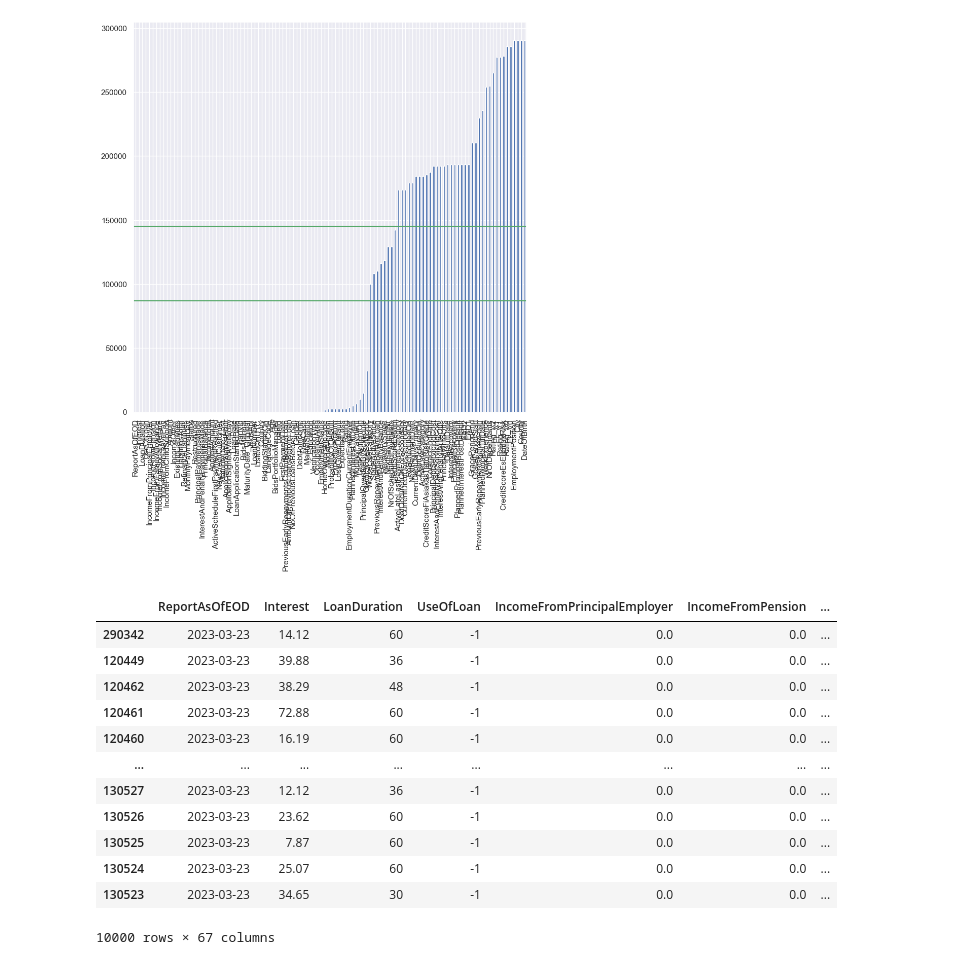
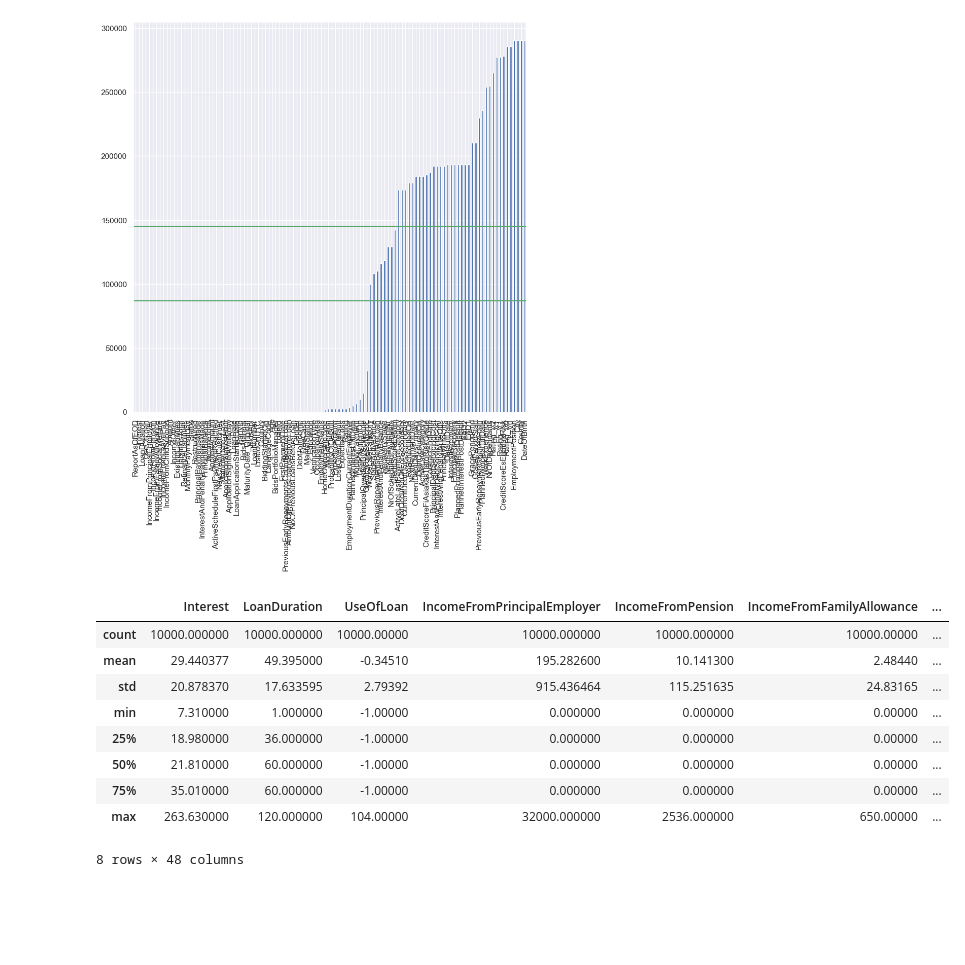
Before and after one commit to dmodzelewski/scoring_model, a Jupyter notebook: scoring_model.ipynb, the cells around one changed output. Cells and saved outputs as stored; diff of their text form; code cells hidden in the pictures; blank space fills up the shorter version.

```diff
--- a/scoring_model.ipynb
+++ b/scoring_model.ipynb
@@ -67,21 +83,6 @@ na_table.sort_values(by=["Missing Values %"], ascending=False)
 df = df[na_table[na_table["Missing Values %"] < 30].index.tolist()]
 # %%
 # Sortowanie danych po najmniejszej ilości braków
-df = msno.nullity_sort(df,sort="descending")
+df = df.sample(10000)
 # %%
 # Wybranie 10 tysięcy rekordów wśród blisko 300 tysięcy istniejących
-df = df.iloc[:10000]
-# %% [output]
-|  | ReportAsOfEOD | Interest | LoanDuration | UseOfLoan | IncomeFromPrincipalEmployer | IncomeFromPension | ... |
-| 290342 | 2023-03-23 | 14.12 | 60 | -1 | 0.0 | 0.0 | ... |
-| 120449 | 2023-03-23 | 39.88 | 36 | -1 | 0.0 | 0.0 | ... |
-| 120462 | 2023-03-23 | 38.29 | 48 | -1 | 0.0 | 0.0 | ... |
-| 120461 | 2023-03-23 | 72.88 | 60 | -1 | 0.0 | 0.0 | ... |
-| 120460 | 2023-03-23 | 16.19 | 60 | -1 | 0.0 | 0.0 | ... |
-| ... | ... | ... | ... | ... | ... | ... | ... |
-| 130527 | 2023-03-23 | 12.12 | 36 | -1 | 0.0 | 0.0 | ... |
-| 130526 | 2023-03-23 | 23.62 | 60 | -1 | 0.0 | 0.0 | ... |
-| 130525 | 2023-03-23 | 7.87 | 60 | -1 | 0.0 | 0.0 | ... |
-| 130524 | 2023-03-23 | 25.07 | 60 | -1 | 0.0 | 0.0 | ... |
-| 130523 | 2023-03-23 | 34.65 | 30 | -1 | 0.0 | 0.0 | ... |
-10000 rows × 67 columns
@@ -87,0 +91,13 @@ df = df.iloc[:10000]
+# %%
+df.describe()
+# %% [output]
+|  | Interest | LoanDuration | UseOfLoan | IncomeFromPrincipalEmployer | IncomeFromPension | IncomeFromFamilyAllowance | ... |
+| count | 10000.000000 | 10000.000000 | 10000.00000 | 10000.000000 | 10000.000000 | 10000.00000 | ... |
+| mean | 29.440377 | 49.395000 | -0.34510 | 195.282600 | 10.141300 | 2.48440 | ... |
+| std | 20.878370 | 17.633595 | 2.79392 | 915.436464 | 115.251635 | 24.83165 | ... |
+| min | 7.310000 | 1.000000 | -1.00000 | 0.000000 | 0.000000 | 0.00000 | ... |
+| 25% | 18.980000 | 36.000000 | -1.00000 | 0.000000 | 0.000000 | 0.00000 | ... |
+| 50% | 21.810000 | 60.000000 | -1.00000 | 0.000000 | 0.000000 | 0.00000 | ... |
+| 75% | 35.010000 | 60.000000 | -1.00000 | 0.000000 | 0.000000 | 0.00000 | ... |
+| max | 263.630000 | 120.000000 | 104.00000 | 32000.000000 | 2536.000000 | 650.00000 | ... |
+8 rows × 48 columns
```
Also changed, not shown: parts of 2 cells of this notebook.
